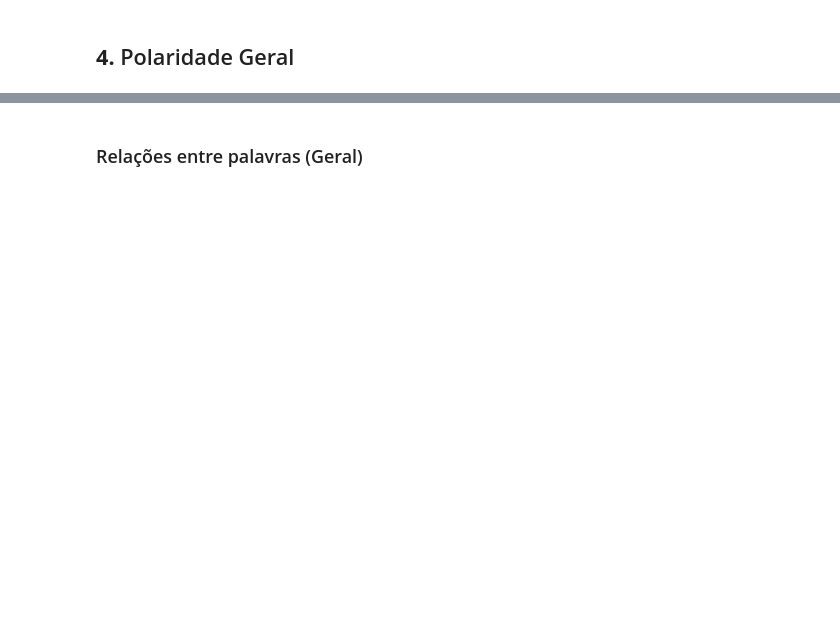
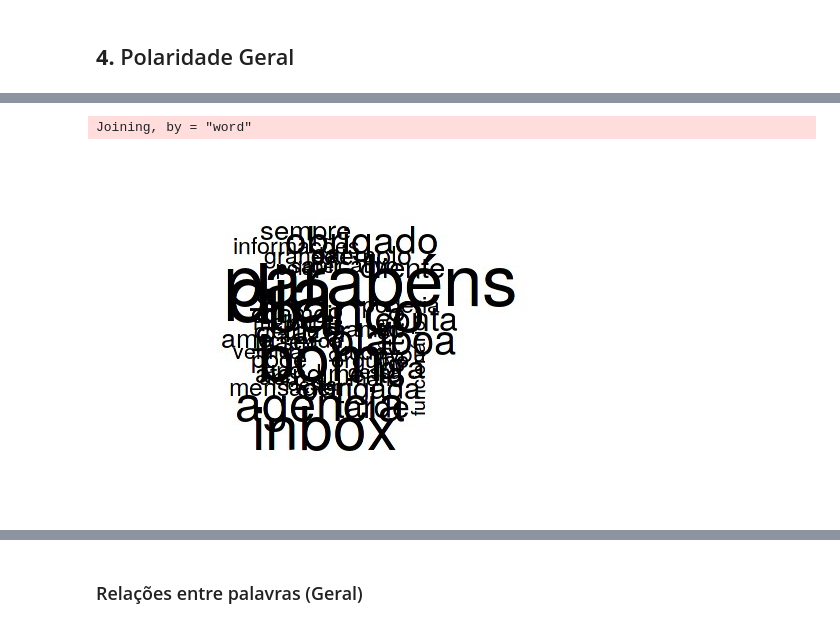
Before and after one commit to brendasalenave/data_analysis_fb, a Jupyter notebook: analise_polaridade.ipynb, the cells around one changed output, grey strips where cells are left out. Saved outputs shown, nothing was run; the diff lists cells and outputs as text; code cells hidden in the pictures; blank space fills up the shorter version.

```diff
--- a/analise_polaridade.ipynb
+++ b/analise_polaridade.ipynb
@@ -355,8 +421,11 @@ word_counts %>%
 # %%
 tidy_comments%>%
   anti_join(stop_words) %>%
   count(word) %>%
-  with(wordcloud(word, n, max.words = 90))
+  with(wordcloud(word, n, max.words = 50))
+# %% [output]
+Joining, by = "word"
+[figure, added]
 # %%
 # cria uma wordcloud de palavras positivas (azul) vs negativas (vermelhas) vs neutras (cinza)
 
```
Also changed, not shown: parts of 26 cells of this notebook.
